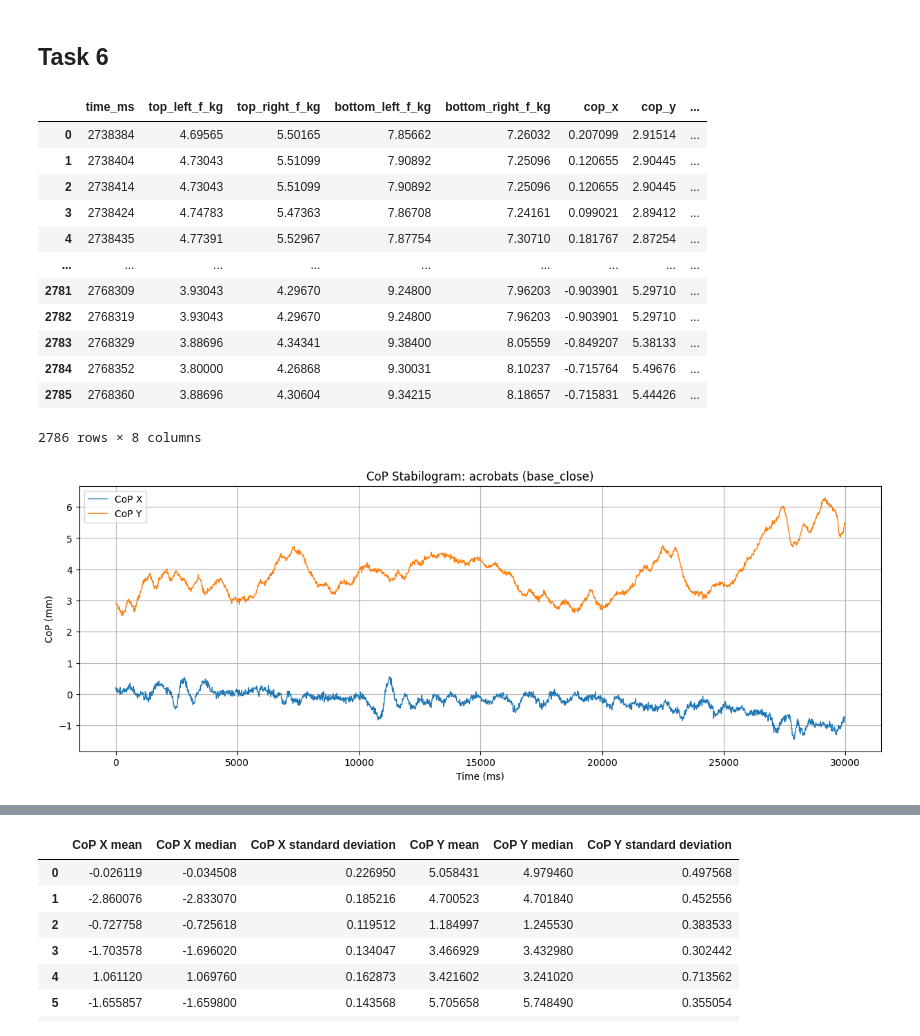
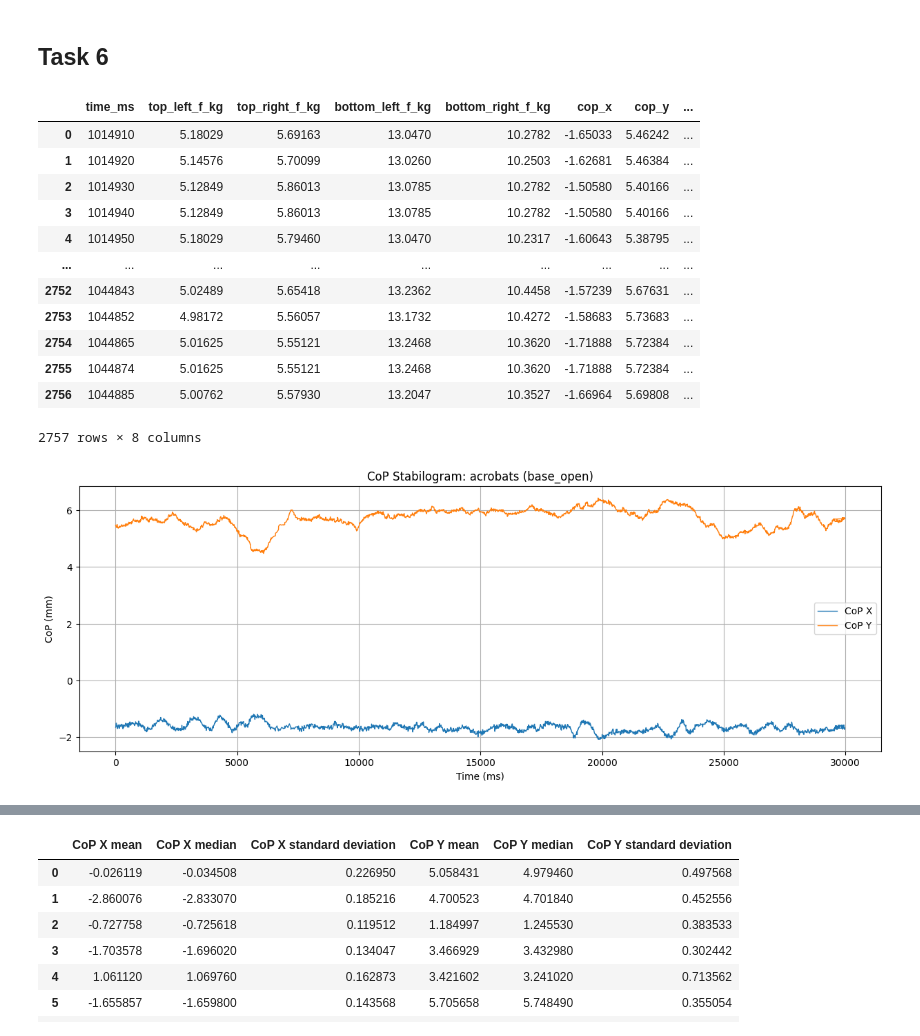
Before and after one commit to uandere/signals_lab1, a Jupyter notebook: demchuk_lab1.ipynb, the cells around one changed output, grey strips where cells are left out. Cells and saved outputs as stored; diff of their text form; code cells hidden in the pictures.

```diff
--- a/demchuk_lab1.ipynb
+++ b/demchuk_lab1.ipynb
@@ -312,22 +312,22 @@ for path in ["./data/cop_data/handball", "./data/cop_data/acrobats"]:
                 file_path = os.path.join(folder_path, file)
                 add_titles_to_csv(file_path, "time_ms top_left_f_kg top_right_f_kg bottom_left_f_kg bottom_right_f_kg cop_x cop_y total_fs")
 # %%
-df = pd.read_csv("data/cop_data/acrobats/base_close/2.csv", sep=" ")
+df = pd.read_csv("data/cop_data/acrobats/base_open/3.csv", sep=" ")
 df
 # %% [output]
 |  | time_ms | top_left_f_kg | top_right_f_kg | bottom_left_f_kg | bottom_right_f_kg | cop_x | cop_y | ... |
-| 0 | 2738384 | 4.69565 | 5.50165 | 7.85662 | 7.26032 | 0.207099 | 2.91514 | ... |
-| 1 | 2738404 | 4.73043 | 5.51099 | 7.90892 | 7.25096 | 0.120655 | 2.90445 | ... |
-| 2 | 2738414 | 4.73043 | 5.51099 | 7.90892 | 7.25096 | 0.120655 | 2.90445 | ... |
-| 3 | 2738424 | 4.74783 | 5.47363 | 7.86708 | 7.24161 | 0.099021 | 2.89412 | ... |
-| 4 | 2738435 | 4.77391 | 5.52967 | 7.87754 | 7.30710 | 0.181767 | 2.87254 | ... |
+| 0 | 1014910 | 5.18029 | 5.69163 | 13.0470 | 10.2782 | -1.65033 | 5.46242 | ... |
+| 1 | 1014920 | 5.14576 | 5.70099 | 13.0260 | 10.2503 | -1.62681 | 5.46384 | ... |
+| 2 | 1014930 | 5.12849 | 5.86013 | 13.0785 | 10.2782 | -1.50580 | 5.40166 | ... |
+| 3 | 1014940 | 5.12849 | 5.86013 | 13.0785 | 10.2782 | -1.50580 | 5.40166 | ... |
+| 4 | 1014950 | 5.18029 | 5.79460 | 13.0470 | 10.2317 | -1.60643 | 5.38795 | ... |
 | ... | ... | ... | ... | ... | ... | ... | ... | ... |
-| 2781 | 2768309 | 3.93043 | 4.29670 | 9.24800 | 7.96203 | -0.903901 | 5.29710 | ... |
-| 2782 | 2768319 | 3.93043 | 4.29670 | 9.24800 | 7.96203 | -0.903901 | 5.29710 | ... |
-| 2783 | 2768329 | 3.88696 | 4.34341 | 9.38400 | 8.05559 | -0.849207 | 5.38133 | ... |
-| 2784 | 2768352 | 3.80000 | 4.26868 | 9.30031 | 8.10237 | -0.715764 | 5.49676 | ... |
-| 2785 | 2768360 | 3.88696 | 4.30604 | 9.34215 | 8.18657 | -0.715831 | 5.44426 | ... |
+| 2752 | 1044843 | 5.02489 | 5.65418 | 13.2362 | 10.4458 | -1.57239 | 5.67631 | ... |
+| 2753 | 1044852 | 4.98172 | 5.56057 | 13.1732 | 10.4272 | -1.58683 | 5.73683 | ... |
+| 2754 | 1044865 | 5.01625 | 5.55121 | 13.2468 | 10.3620 | -1.71888 | 5.72384 | ... |
+| 2755 | 1044874 | 5.01625 | 5.55121 | 13.2468 | 10.3620 | -1.71888 | 5.72384 | ... |
+| 2756 | 1044885 | 5.00762 | 5.57930 | 13.2047 | 10.3527 | -1.66964 | 5.69808 | ... |
-2786 rows × 8 columns
+2757 rows × 8 columns
 # %%
 def plot_cop(df, athlete_type, activity_type):
     timestamps = df["time_ms"].to_numpy()
@@ -344,9 +344,9 @@ def plot_cop(df, athlete_type, activity_type):
     plt.legend()
     plt.show()
 # %%
-plot_cop(df, "acrobats", "base_close")
+plot_cop(df, "acrobats", "base_open")
 # %% [output]
-[figure, old version]
+[figure, new version]
 # %%
 def plot_cop_3d(df, athlete_type, activity_type):
     timestamps = df["time_ms"].to_numpy()
```
Also changed, not shown: parts of 15 cells of this notebook, 21 other files.
